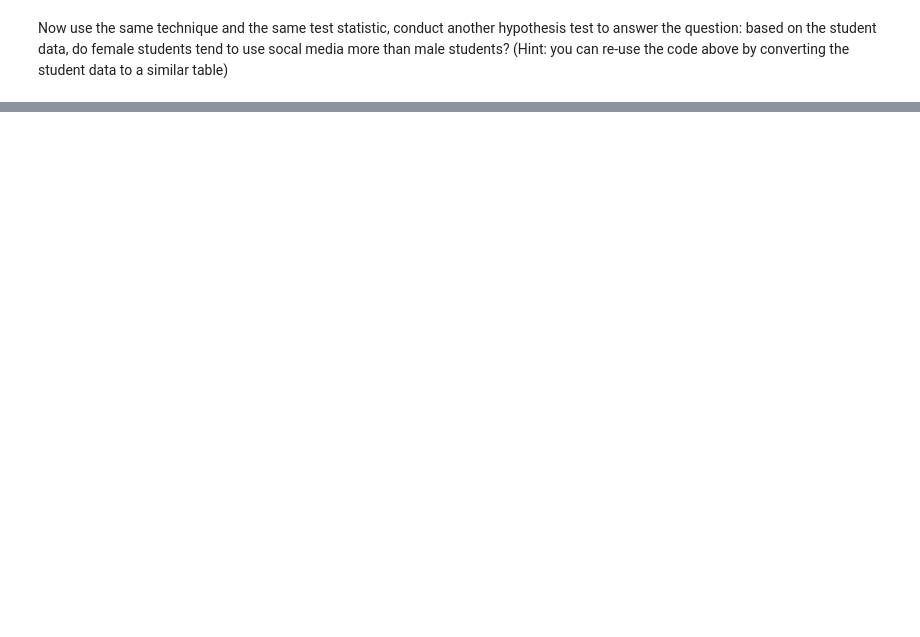
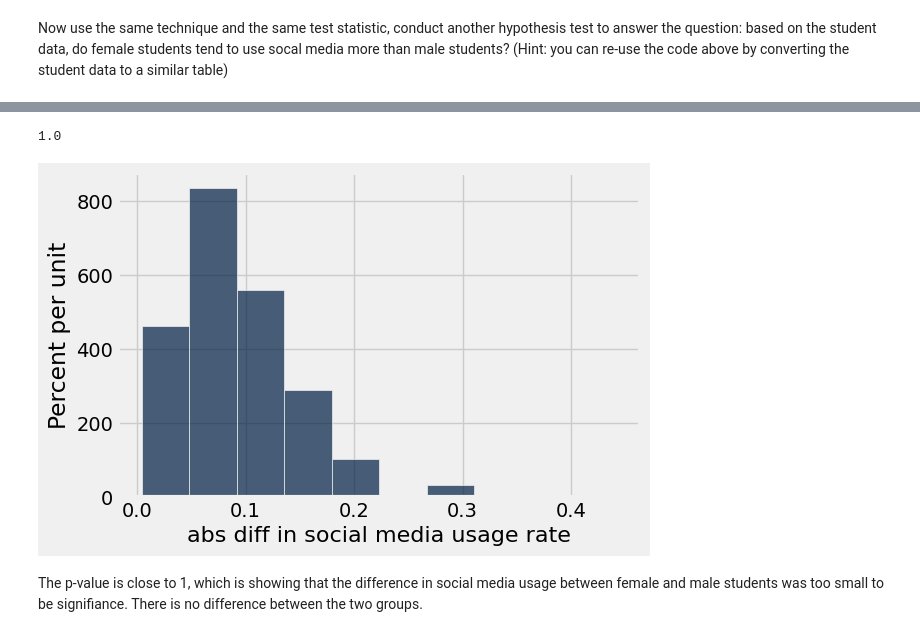
Before and after one commit to SRJC-Data-Science/materials-sp22, a Jupyter notebook: SRJC/lecture_note/lecture_17_18_19/hypothesis_testing_key.ipynb, the cells around one changed output, grey strips where cells are left out. Saved outputs shown, nothing was run; the diff lists cells and outputs as text; code cells hidden in the pictures; blank space fills up the shorter version.

```diff
--- a/SRJC/lecture_note/lecture_17_18_19/hypothesis_testing_key.ipynb
+++ b/SRJC/lecture_note/lecture_17_18_19/hypothesis_testing_key.ipynb
@@ -346,2 +390,15 @@ Based on the test statistic from the original data, write some code to answer th
 # %% [markdown]
 Now use the same technique and the same test statistic, conduct another hypothesis test to answer the question: based on the student data, do female students tend to use socal media more than male students? (Hint: you can re-use the code above by converting the student data to a similar table)
+# %%
+def social_to_01(social):
+    if social == "Yes":
+        return 1
+    else:
+        return 0
+
+newstudents = students.with_column('Result', students.apply(social_to_01, 'SOCIAL'))
+
+newstudents.group('SEX', np.average)
+students_reduced = newstudents.select('SEX', 'Result')
+print(distance(students_reduced, 'SEX'))
+students_reduced.relabel('SEX', 'Group')
@@ -347,0 +419,13 @@ Now use the same technique and the same test statistic, conduct another hypothes
+# %%
+results = make_array()
+for i in np.arange(10000):
+    test_stat = distance(one_shuffle(students_reduced).drop('Group'), 'Shuffled')
+    results = np.append(results, test_stat)
+
+Table().with_column('abs diff in social media usage rate', results).hist()
+np.count_nonzero(results > 0.0044) / 10000
+# %% [output]
+1.0
+[figure, added]
+# %% [markdown]
+The p-value is close to 1, which is showing that the difference in social media usage between female and male students was too small to be signifiance. There is no difference between the two groups.
```
Also changed, not shown: parts of 8 cells of this notebook.
